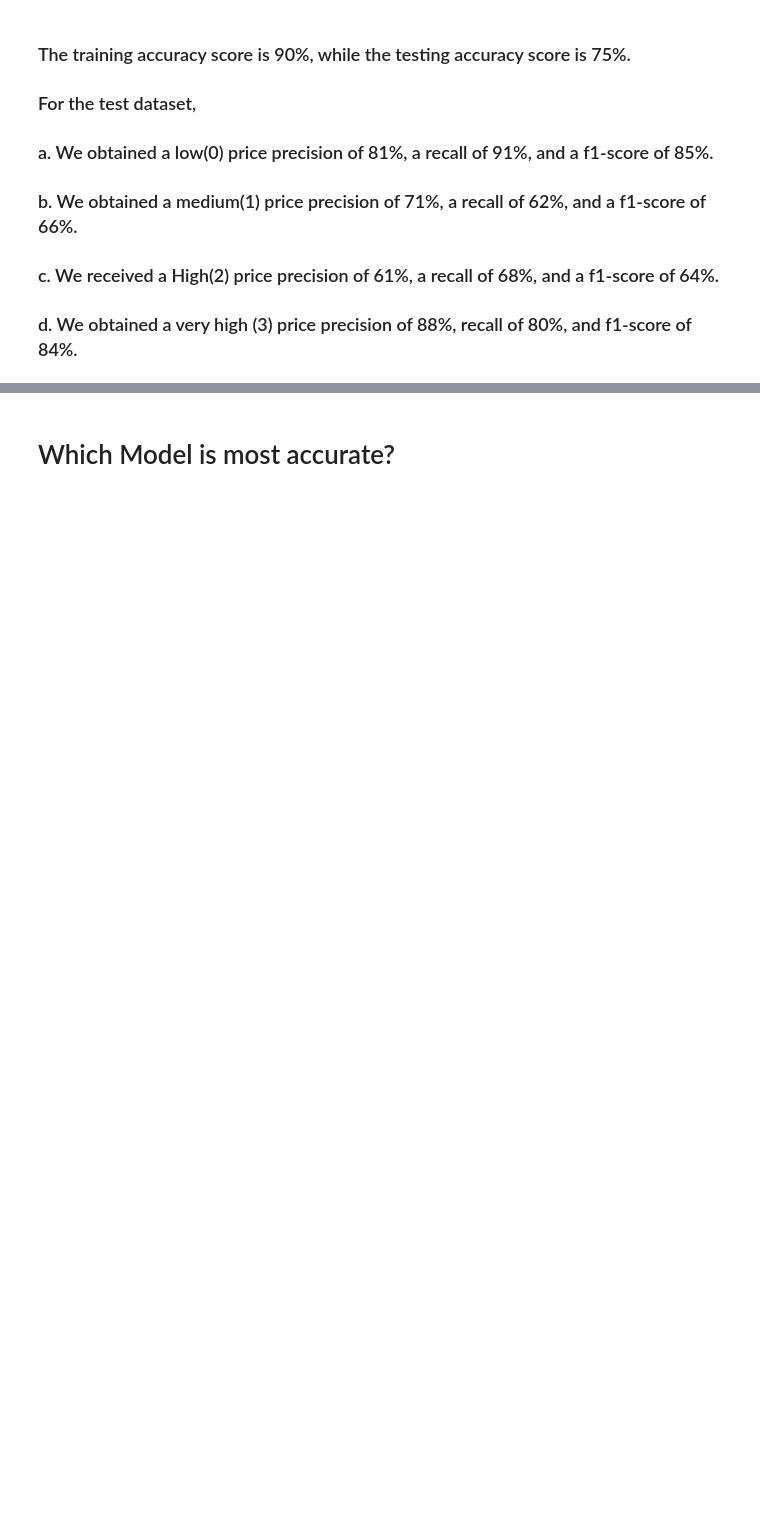
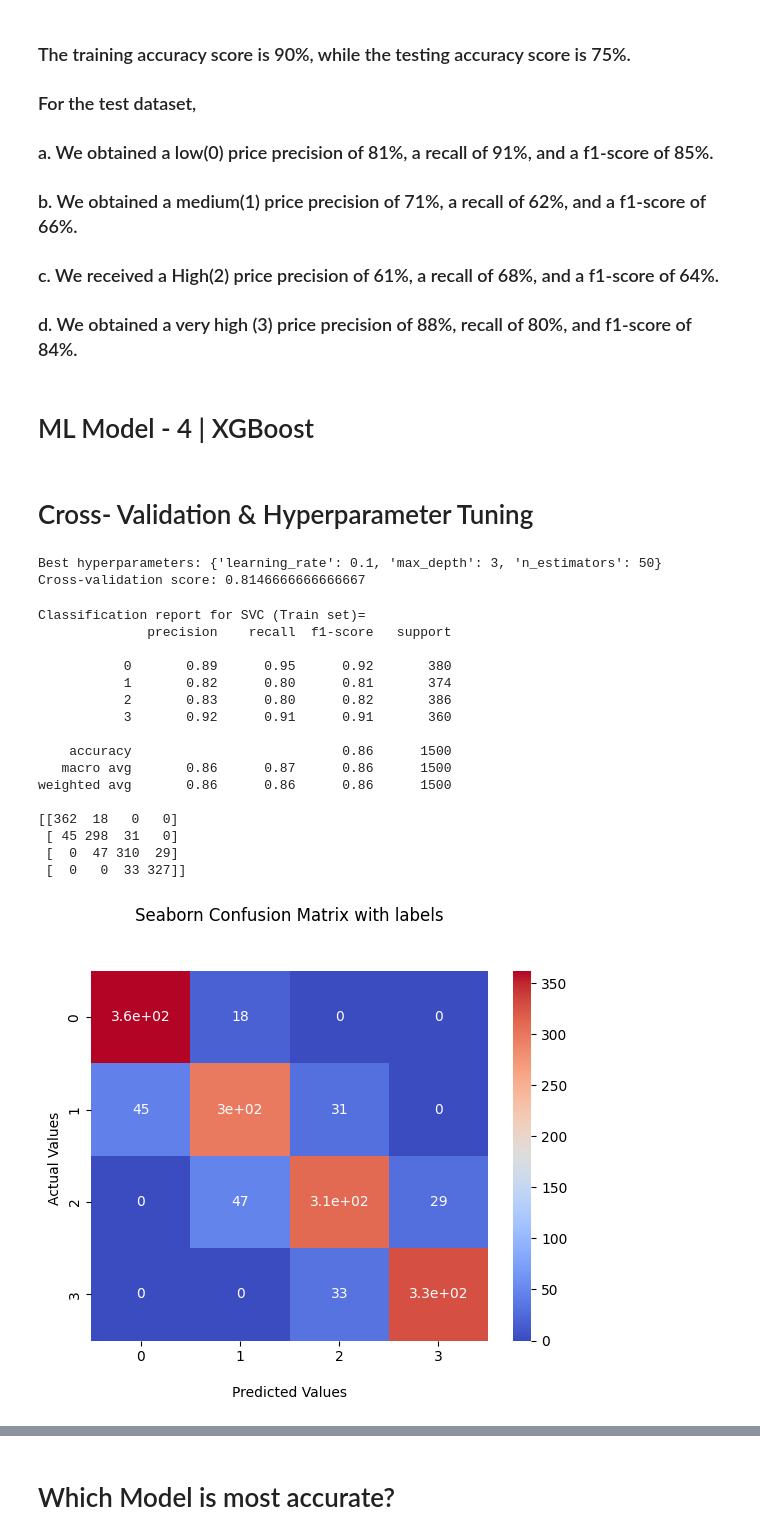
Before and after one commit to sumit25chini/Mobile-Price-Range-Prediction-Classification-prediction, a Jupyter notebook: Mobile_Price_Range_Prediction_project.ipynb, the cells around one changed output, grey strips where cells are left out. Saved outputs shown, nothing was run; the diff lists cells and outputs as text; code cells hidden in the pictures; blank space fills up the shorter version.

```diff
--- a/Mobile_Price_Range_Prediction_project.ipynb
+++ b/Mobile_Price_Range_Prediction_project.ipynb
@@ -1179,3 +1179,5 @@ weighted avg       0.76      0.75      0.75       500
 ### c. We received a High(2) price precision of 61%, a recall of 68%, and a f1-score of 64%.
 
 ### d. We obtained a very high (3) price precision of 88%, recall of 80%, and f1-score of 84%.
+# %% [markdown]
+# ML Model - 4 | XGBoost
@@ -1181,0 +1196,65 @@ weighted avg       0.76      0.75      0.75       500
+# %% [markdown]
+# Cross- Validation & Hyperparameter Tuning
+# %%
+# Cross- Validation & Hyperparameter Tuning
+params = {
+    'max_depth': [3, 5],
+    'learning_rate': [0.1, 0.01],
+    'n_estimators': [50, 100],
+}
+
+# Performing cross-validation and hyperparameter tuning
+grid_search = GridSearchCV(xgb, params, cv=5, scoring='accuracy')
+grid_search.fit(X_train,y_train)
+
+# Printing the best hyperparameters and CV score
+print("Best hyperparameters:", grid_search.best_params_)
+print("Cross-validation score:", grid_search.best_score_)
+# %% [output]
+Best hyperparameters: {'learning_rate': 0.1, 'max_depth': 3, 'n_estimators': 50}
+Cross-validation score: 0.8146666666666667
+# %%
+#classification report and confusion matrix on train dataset
+y_pred_train_xgb = grid_search.predict(X_train)
+
+from sklearn.metrics import classification_report
+print('Classification report for SVC (Train set)= ')
+print(classification_report( y_train,y_pred_train_xgb))
+
+# Generating the confusion matrix
+import seaborn as sns
+from sklearn.metrics import confusion_matrix
+cf_matrix = confusion_matrix(y_train, y_pred_train_xgb)
+
+print(cf_matrix)
+
+ax = sns.heatmap(cf_matrix, annot=True, cmap='coolwarm')
+
+ax.set_title('Seaborn Confusion Matrix with labels\n\n');
+ax.set_xlabel('\nPredicted Values')
+ax.set_ylabel('Actual Values ');
+
+# Ticket labels - List must be in alphabetical order
+ax.xaxis.set_ticklabels([0,1,2,3])
+ax.yaxis.set_ticklabels([0,1,2,3])
+
+# Displaying the visualization of the Confusion Matrix
+plt.show()
+# %% [output]
+Classification report for SVC (Train set)=
+              precision    recall  f1-score   support
+
+           0       0.89      0.95      0.92       380
+           1       0.82      0.80      0.81       374
+           2       0.83      0.80      0.82       386
+           3       0.92      0.91      0.91       360
+
+    accuracy                           0.86      1500
+   macro avg       0.86      0.87      0.86      1500
+weighted avg       0.86      0.86      0.86      1500
+
+[[362  18   0   0]
+ [ 45 298  31   0]
+ [  0  47 310  29]
+ [  0   0  33 327]]
+[figure, added]
```
Also changed, not shown: parts of 4 cells of this notebook.
